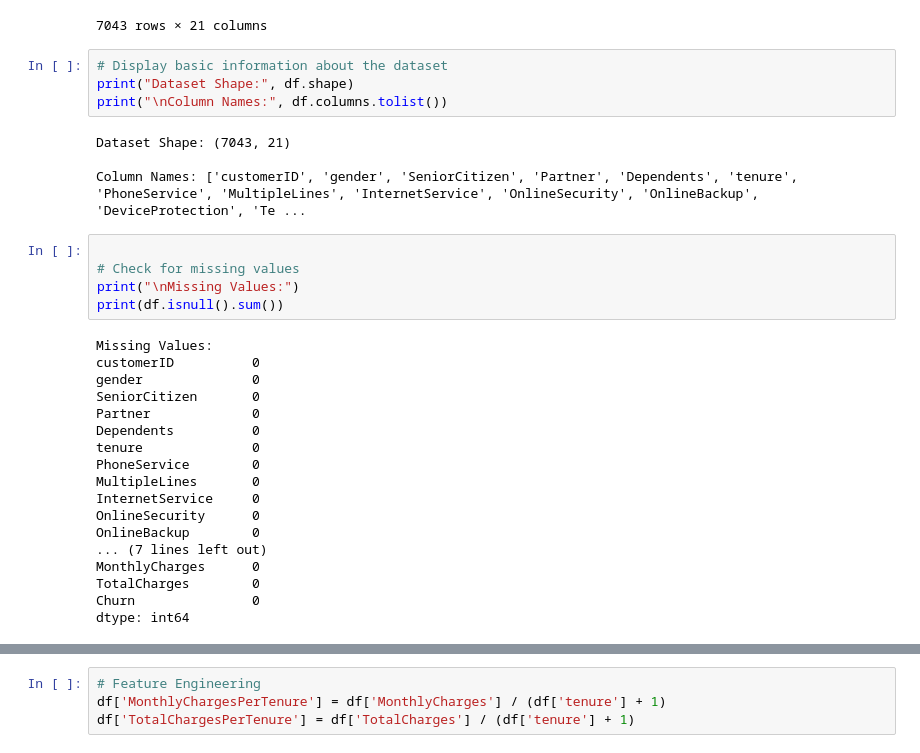
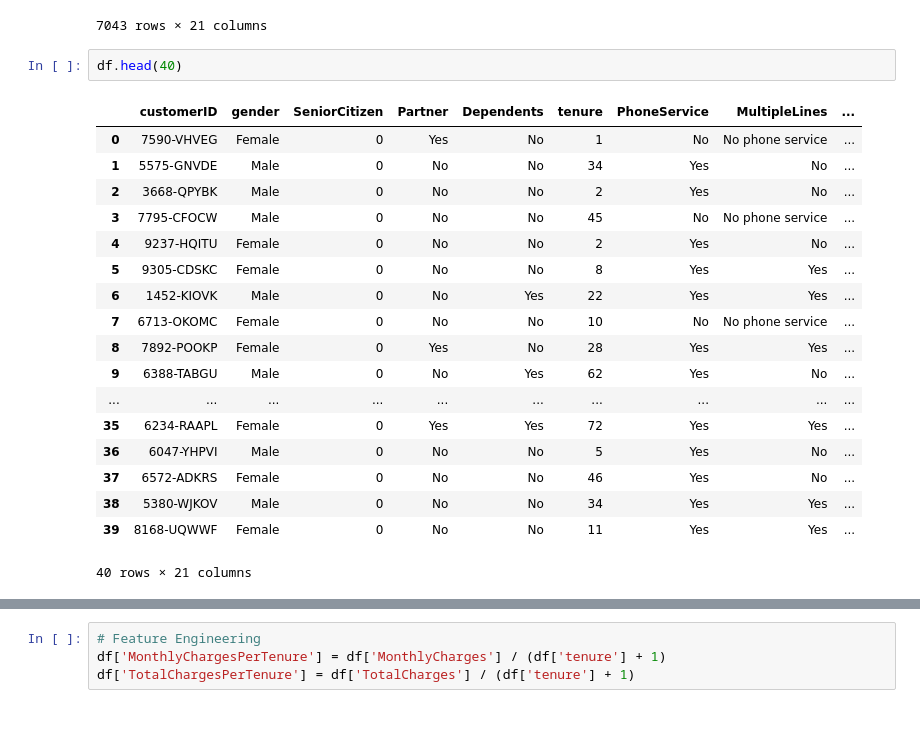
Before and after one commit to Olatomiwa001/Telecom-customer-churn, a Jupyter notebook: main.ipynb, the cells around one changed output, grey strips where cells are left out. Saved outputs shown, nothing was run; the diff lists cells and outputs as text; blank space fills up the shorter version.

```diff
--- a/main.ipynb
+++ b/main.ipynb
@@ -29,34 +26,24 @@ df
 | 7041 | 8361-LTMKD | Male | 1 | Yes | No | 4 | Yes | Yes | ... |
 | 7042 | 3186-AJIEK | Male | 0 | No | No | 66 | Yes | No | ... |
 7043 rows × 21 columns
-# %%
-# Display basic information about the dataset
-print("Dataset Shape:", df.shape)
-print("\nColumn Names:", df.columns.tolist())
-# %% [output]
-Dataset Shape: (7043, 21)
-
-Column Names: ['customerID', 'gender', 'SeniorCitizen', 'Partner', 'Dependents', 'tenure', 'PhoneService', 'MultipleLines', 'InternetService', 'OnlineSecurity', 'OnlineBackup', 'DeviceProtection', 'Te ...
-# %%
-
-# Check for missing values
-print("\nMissing Values:")
-print(df.isnull().sum())
-# %% [output]
-Missing Values:
-customerID          0
-gender              0
-SeniorCitizen       0
-Partner             0
-Dependents          0
-tenure              0
-PhoneService        0
-MultipleLines       0
-InternetService     0
-OnlineSecurity      0
-OnlineBackup        0
-... (7 lines left out)
-MonthlyCharges      0
-TotalCharges        0
-Churn               0
-dtype: int64
+# %%
+df.head(40)
+# %% [output]
+|  | customerID | gender | SeniorCitizen | Partner | Dependents | tenure | PhoneService | MultipleLines | ... |
+| 0 | 7590-VHVEG | Female | 0 | Yes | No | 1 | No | No phone service | ... |
+| 1 | 5575-GNVDE | Male | 0 | No | No | 34 | Yes | No | ... |
+| 2 | 3668-QPYBK | Male | 0 | No | No | 2 | Yes | No | ... |
+| 3 | 7795-CFOCW | Male | 0 | No | No | 45 | No | No phone service | ... |
+| 4 | 9237-HQITU | Female | 0 | No | No | 2 | Yes | No | ... |
+| 5 | 9305-CDSKC | Female | 0 | No | No | 8 | Yes | Yes | ... |
+| 6 | 1452-KIOVK | Male | 0 | No | Yes | 22 | Yes | Yes | ... |
+| 7 | 6713-OKOMC | Female | 0 | No | No | 10 | No | No phone service | ... |
+| 8 | 7892-POOKP | Female | 0 | Yes | No | 28 | Yes | Yes | ... |
+| 9 | 6388-TABGU | Male | 0 | No | Yes | 62 | Yes | No | ... |
+| ... | ... | ... | ... | ... | ... | ... | ... | ... | ... |
+| 35 | 6234-RAAPL | Female | 0 | Yes | Yes | 72 | Yes | Yes | ... |
+| 36 | 6047-YHPVI | Male | 0 | No | No | 5 | Yes | No | ... |
+| 37 | 6572-ADKRS | Female | 0 | No | No | 46 | Yes | No | ... |
+| 38 | 5380-WJKOV | Male | 0 | No | No | 34 | Yes | Yes | ... |
+| 39 | 8168-UQWWF | Female | 0 | No | No | 11 | Yes | Yes | ... |
+40 rows × 21 columns
```
Also changed, not shown: parts of 13 cells of this notebook, 6 other files.
